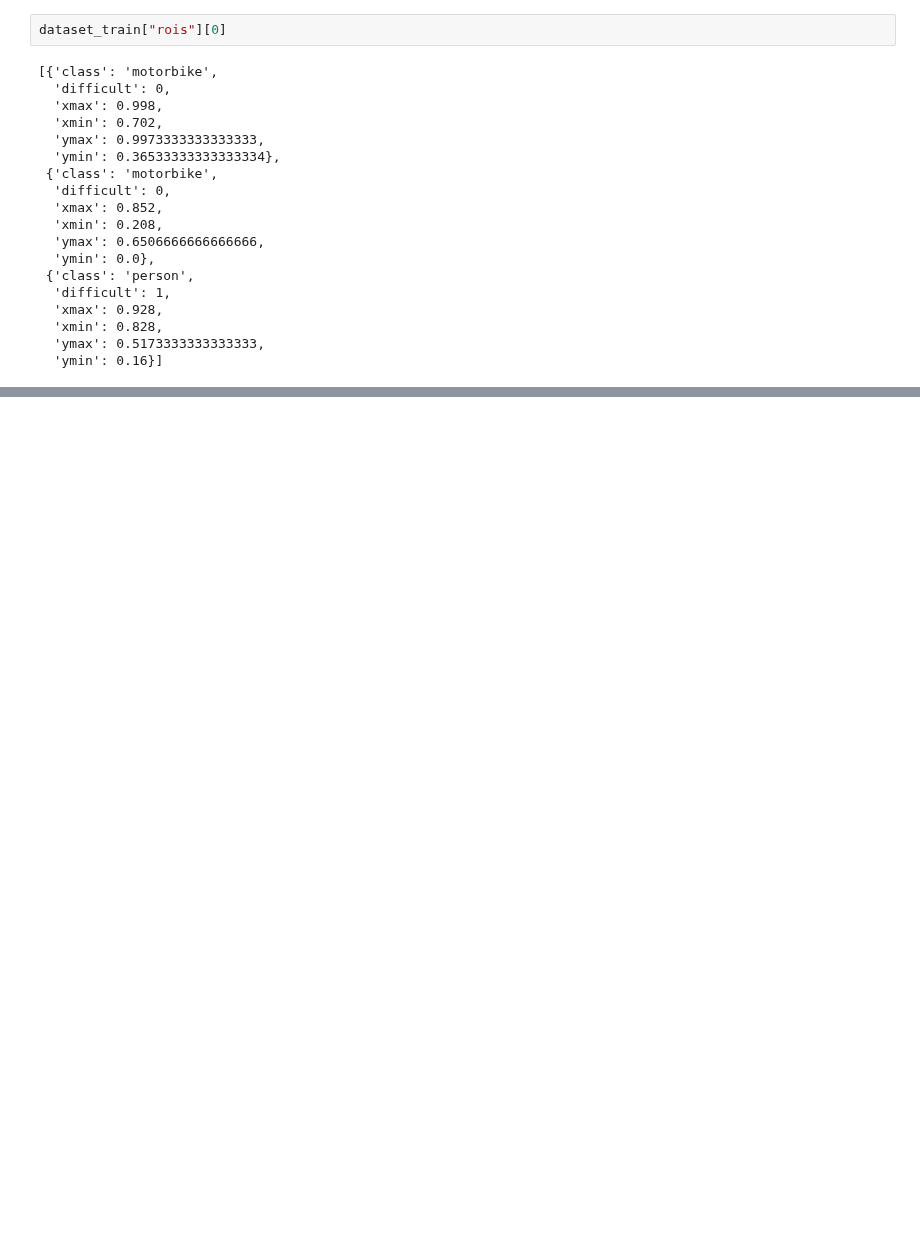
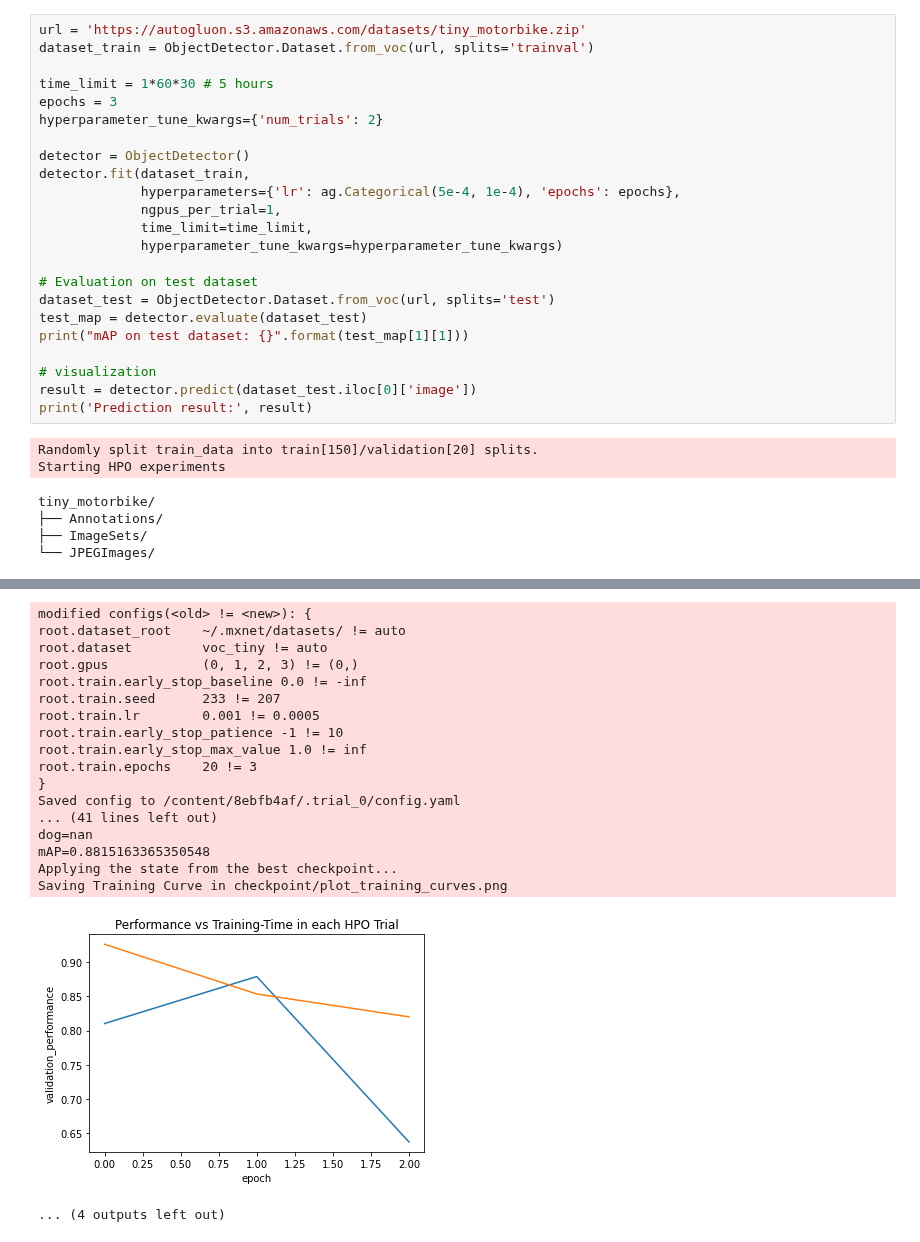
Before and after one commit to baalasangar/MLAI, a Jupyter notebook: autogluon.ipynb, the cells around one changed output, grey strips where cells are left out. Saved outputs shown, nothing was run; the diff lists cells and outputs as text; blank space fills up the shorter version.

```diff
--- a/autogluon.ipynb
+++ b/autogluon.ipynb
@@ -36,21 +31,30 @@ tiny_motorbike/
-# %%
-dataset_train["rois"][0]
-# %% [output]
-[{'class': 'motorbike',
-  'difficult': 0,
-  'xmax': 0.998,
-  'xmin': 0.702,
-  'ymax': 0.9973333333333333,
-  'ymin': 0.36533333333333334},
- {'class': 'motorbike',
-  'difficult': 0,
-  'xmax': 0.852,
-  'xmin': 0.208,
-  'ymax': 0.6506666666666666,
-  'ymin': 0.0},
- {'class': 'person',
-  'difficult': 1,
-  'xmax': 0.928,
-  'xmin': 0.828,
-  'ymax': 0.5173333333333333,
-  'ymin': 0.16}]
+# %%
+url = 'https://autogluon.s3.amazonaws.com/datasets/tiny_motorbike.zip'
+dataset_train = ObjectDetector.Dataset.from_voc(url, splits='trainval')
+
+time_limit = 1*60*30 # 5 hours
+epochs = 3
+hyperparameter_tune_kwargs={'num_trials': 2}
+
+detector = ObjectDetector()
+detector.fit(dataset_train,
+             hyperparameters={'lr': ag.Categorical(5e-4, 1e-4), 'epochs': epochs},
+             ngpus_per_trial=1,
+             time_limit=time_limit,
+             hyperparameter_tune_kwargs=hyperparameter_tune_kwargs)
+
+# Evaluation on test dataset
+dataset_test = ObjectDetector.Dataset.from_voc(url, splits='test')
+test_map = detector.evaluate(dataset_test)
+print("mAP on test dataset: {}".format(test_map[1][1]))
+
+# visualization
+result = detector.predict(dataset_test.iloc[0]['image'])
+print('Prediction result:', result)
+# %% [output]
+Randomly split train_data into train[150]/validation[20] splits.
+Starting HPO experiments
+tiny_motorbike/
+├── Annotations/
+├── ImageSets/
+└── JPEGImages/
@@ -56,0 +131,19 @@ dataset_train["rois"][0]
+modified configs(<old> != <new>): {
+root.dataset_root    ~/.mxnet/datasets/ != auto
+root.dataset         voc_tiny != auto
+root.gpus            (0, 1, 2, 3) != (0,)
+root.train.early_stop_baseline 0.0 != -inf
+root.train.seed      233 != 207
+root.train.lr        0.001 != 0.0005
+root.train.early_stop_patience -1 != 10
+root.train.early_stop_max_value 1.0 != inf
+root.train.epochs    20 != 3
+}
+Saved config to /content/8ebfb4af/.trial_0/config.yaml
+... (41 lines left out)
+dog=nan
+mAP=0.8815163365350548
+Applying the state from the best checkpoint...
+Saving Training Curve in checkpoint/plot_training_curves.png
+[figure, added]
+... (4 outputs left out)
```
Also changed, not shown: parts of 8 cells of this notebook.
